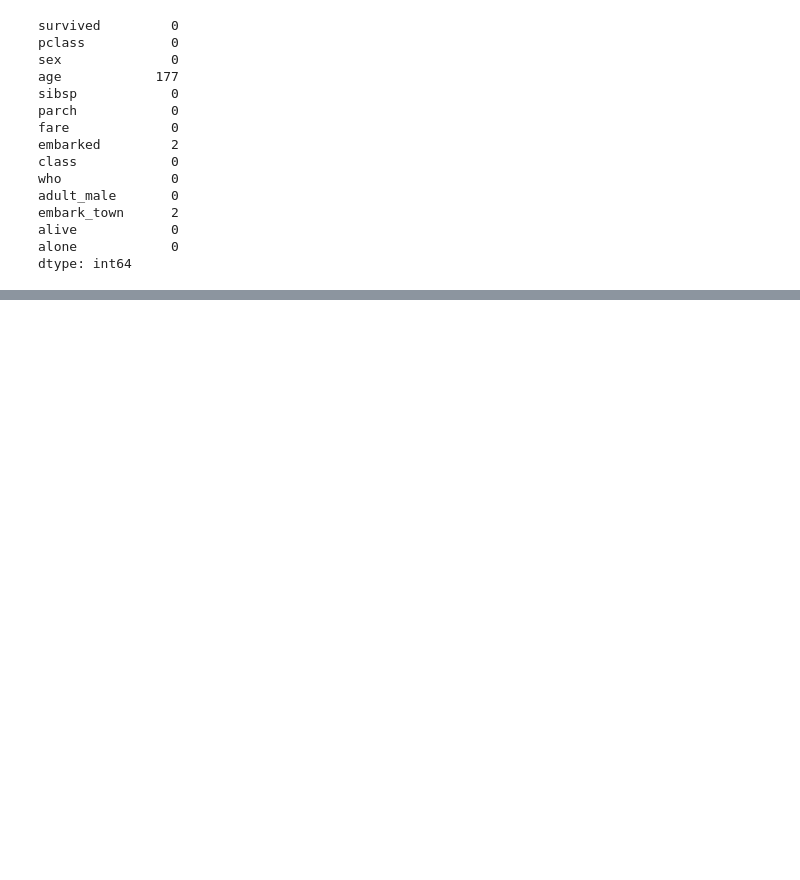
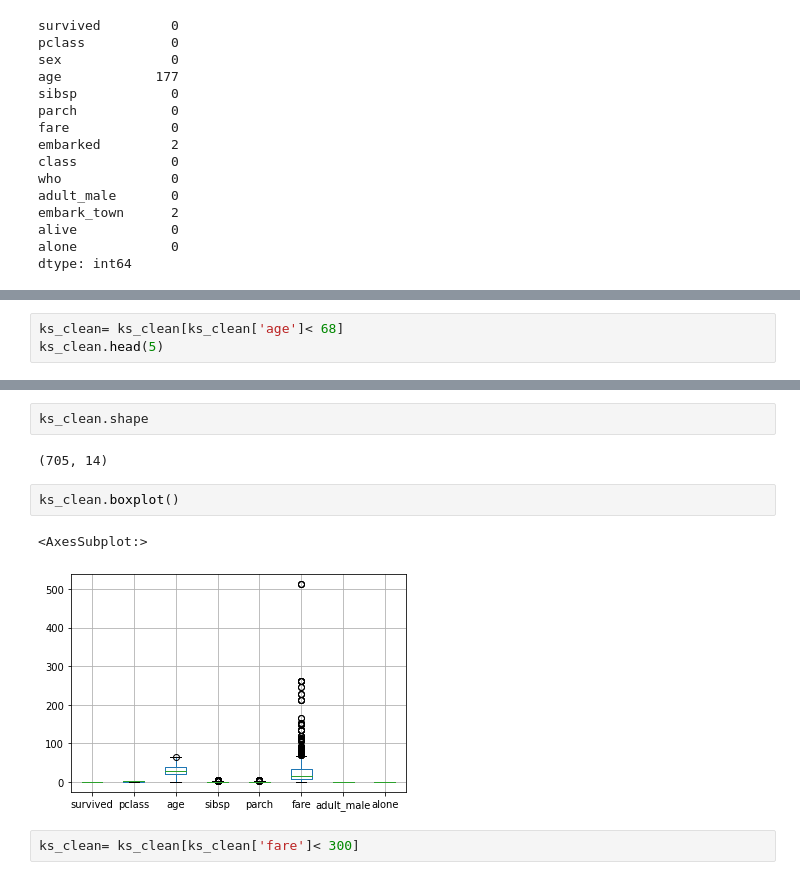
Before and after one commit to shahid371/chilla, a Jupyter notebook: EDA.ipynb, the cells around one changed output, grey strips where cells are left out. Cells and saved outputs as stored; diff of their text form; blank space fills up the shorter version.

```diff
--- a/EDA.ipynb
+++ b/EDA.ipynb
@@ -160,0 +225,3 @@ ks_clean.dropna().shape
+# %%
+ks_clean= ks_clean[ks_clean['age']< 68]
+ks_clean.head(5)
@@ -160,0 +235,11 @@ ks_clean.dropna().shape
+# %%
+ks_clean.shape
+# %% [output]
+(705, 14)
+# %%
+ks_clean.boxplot()
+# %% [output]
+<AxesSubplot:>
+[figure, added]
+# %%
+ks_clean= ks_clean[ks_clean['fare']< 300]
```
Also changed, not shown: parts of 23 cells of this notebook.
